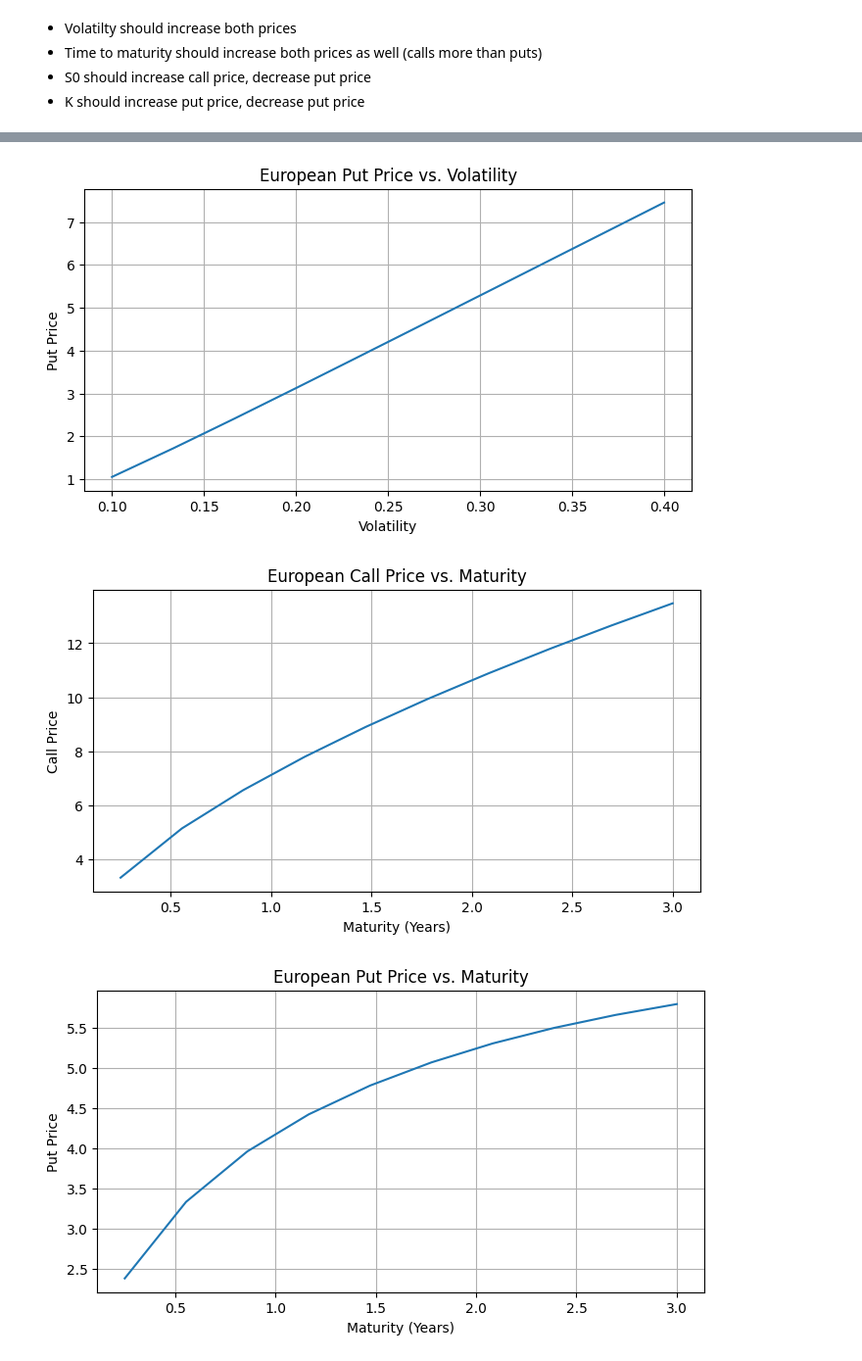
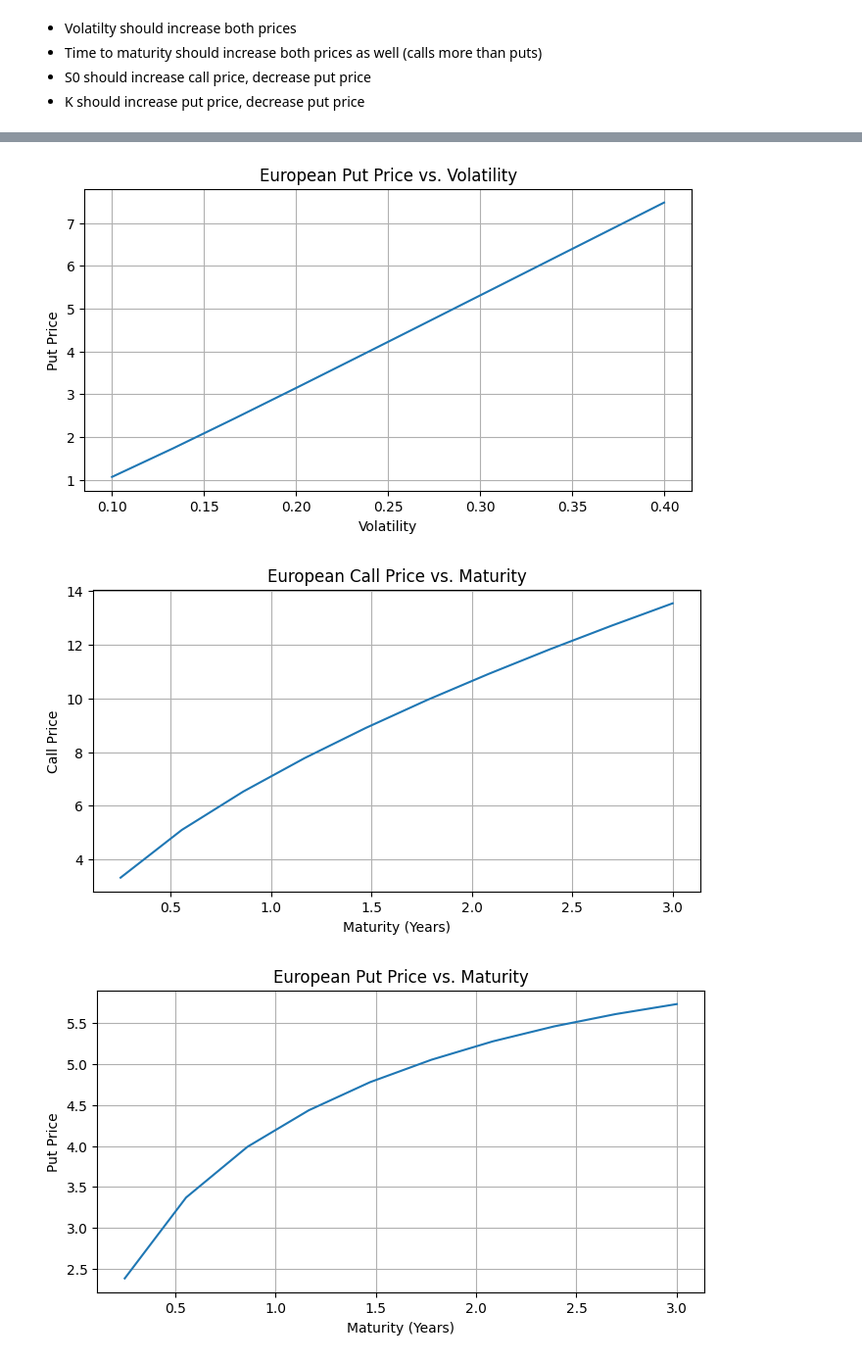
Before and after one commit to alicepini981-sudo/T4-Group-4-FINM3422-A3, a Jupyter notebook: notebooks/trading_desk_analysis.ipynb, the cells around one changed output, grey strips where cells are left out. Shown at 98% size. Cells and saved outputs as stored; diff of their text form; code cells hidden in the pictures.

```diff
--- a/notebooks/trading_desk_analysis.ipynb
+++ b/notebooks/trading_desk_analysis.ipynb
@@ -36,10 +36,7 @@ The zero rates used to construct the curve are Australian Government Bond Yields
 
 The zero rates are observed market prices and are not calibrated to a model. Therefore, the Yield Curve is treated as an input, with any valuation model built inheriting the same market-consistent discount rates. The zero rates loaded for their respective maturities are below:
 # %%
-from src.yieldcurve import YieldCurve, load_rba_yield_curve
+from src.yieldcurve import YieldCurve, load_yield_data
 
-curve = load_rba_yield_curve(
-    "../data/f1.1-data.csv",
-    f2_path="../data/f2-data.csv",
-    compounding="continuous"
-)
+df = load_yield_data()
+curve = YieldCurve.from_dataframe(df, compounding="continuous")
@@ -526,13 +512,11 @@ scenario_df
 vols = np.linspace(0.1, 0.4, 10)
 call_prices = []
 put_prices = []
-
 for v in vols:
-    tmp_call = EuropeanCall(S0=S0, K=K, T=T, sigma=v, yield_curve=yc)
-    tmp_put  = EuropeanPut(S0=S0, K=K, T=T, sigma=v, yield_curve=yc)
+    tmp_call = EuropeanCall(S0=S0, K=K, T=T, sigma=v, yield_curve=curve)
+    tmp_put  = EuropeanPut(S0=S0, K=K, T=T, sigma=v, yield_curve=curve)
     call_prices.append(tmp_call.price())
     put_prices.append(tmp_put.price())
-
 plt.figure(figsize=(8,4))
 plt.plot(vols, call_prices)
 plt.title("European Call Price vs. Volatility")
@@ -540,43 +524,39 @@ plt.xlabel("Volatility")
 plt.ylabel("Call Price")
 plt.grid(True)
 plt.show()
-
 plt.figure(figsize=(8,4))
 plt.plot(vols, put_prices)
 plt.title("European Put Price vs. Volatility")
 plt.xlabel("Volatility")
 plt.ylabel("Put Price")
 plt.grid(True)
 plt.show()
 
 # 2. Time to maturity should increase both prices
 maturities = np.linspace(0.25, 3.0, 10)
 call_prices_T = []
 put_prices_T  = []
-
 for t in maturities:
-    tmp_call = EuropeanCall(S0=S0, K=K, T=t, sigma=sigma, yield_curve=yc)
-    tmp_put  = EuropeanPut(S0=S0, K=K, T=t, sigma=sigma, yield_curve=yc)
+    tmp_call = EuropeanCall(S0=S0, K=K, T=t, sigma=sigma, yield_curve=curve)
+    tmp_put  = EuropeanPut(S0=S0, K=K, T=t, sigma=sigma, yield_curve=curve)
     call_prices_T.append(tmp_call.price())
     put_prices_T.append(tmp_put.price())
-
 plt.figure(figsize=(8,4))
 plt.plot(maturities, call_prices_T)
 plt.title("European Call Price vs. Maturity")
 plt.xlabel("Maturity (Years)")
 plt.ylabel("Call Price")
 plt.grid(True)
 plt.show()
-
 plt.figure(figsize=(8,4))
 plt.plot(maturities, put_prices_T)
 plt.title("European Put Price vs. Maturity")
 plt.xlabel("Maturity (Years)")
 plt.ylabel("Put Price")
 plt.grid(True)
 plt.show()
 # %% [output]
 [figure]
 [figure]
-[figure, old version]
+[figure, new version]
-[figure, old version]
+[figure, new version]
```
Also changed, not shown: parts of 21 cells of this notebook.
